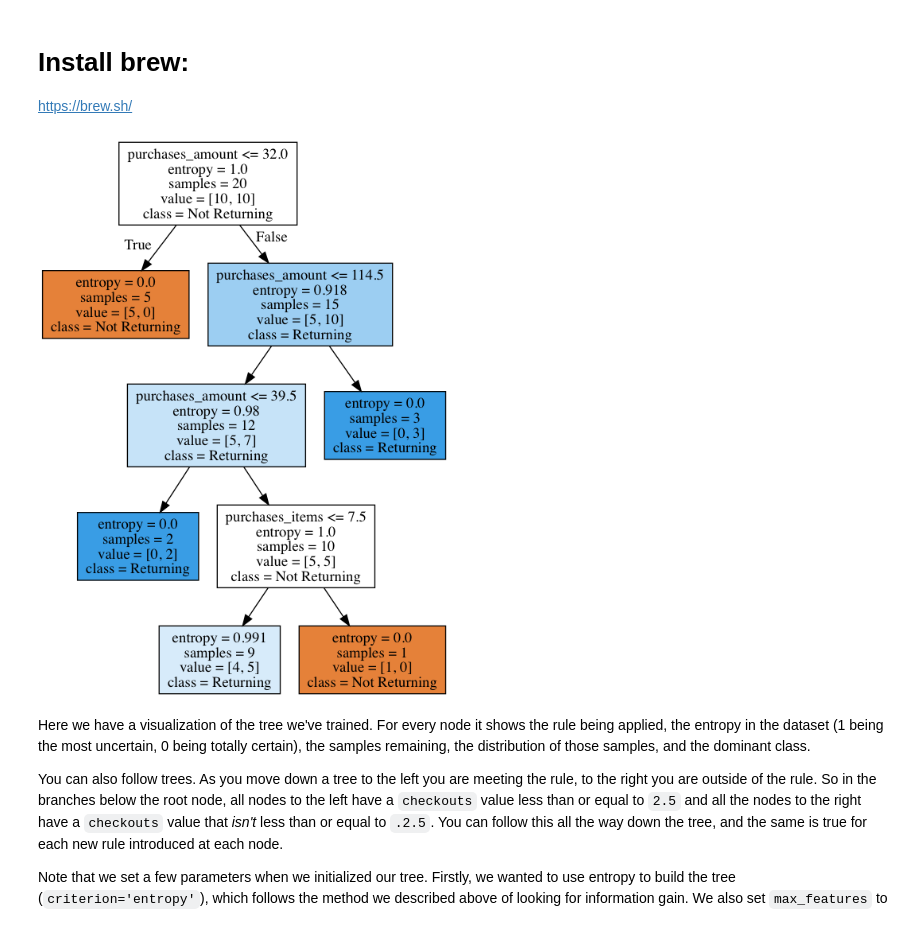
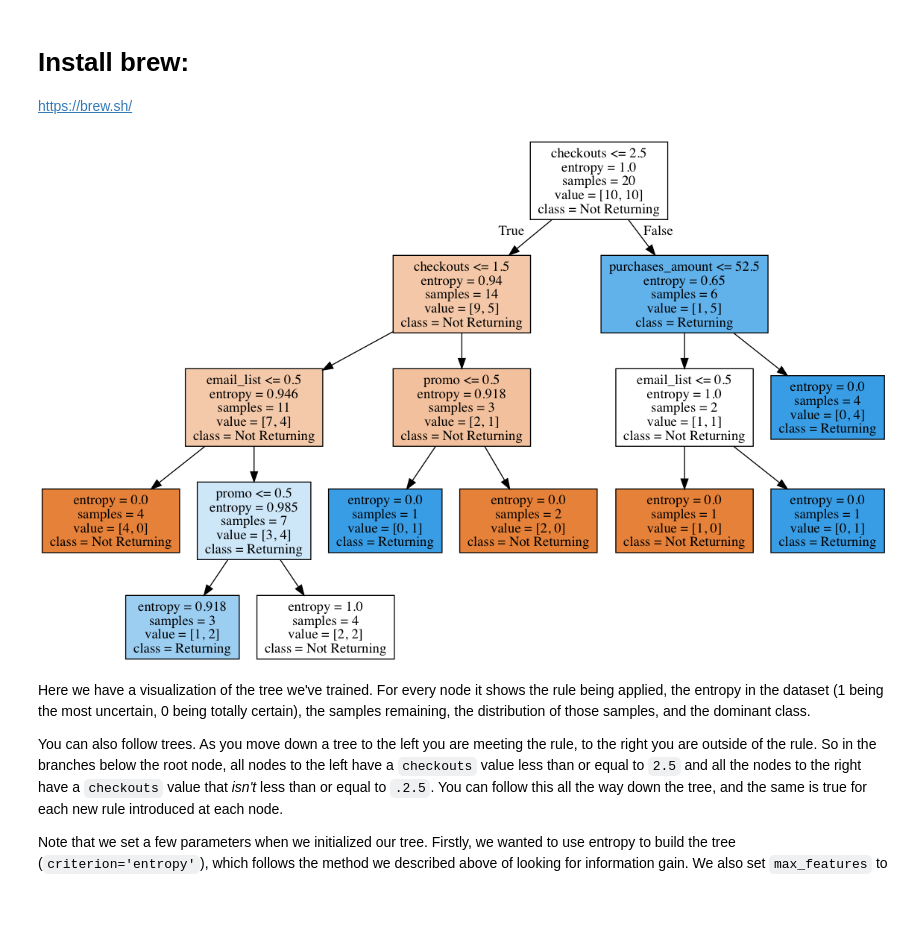
Before and after one commit to ryan-t-mitchell/thinkful_bootcamp, a Jupyter notebook: unit3_deeper_into_supervised_learning/3.2.1+Random+Forest+and+Decision+Trees.ipynb, the cells around one changed output. Cells and saved outputs as stored; diff of their text form; code cells hidden in the pictures.

```diff
--- a/unit3_deeper_into_supervised_learning/3.2.1+Random+Forest+and+Decision+Trees.ipynb
+++ b/unit3_deeper_into_supervised_learning/3.2.1+Random+Forest+and+Decision+Trees.ipynb
@@ -87,34 +87,34 @@ https://brew.sh/
 # %%
 # This is the model we'll be using.
 from sklearn import tree
 
 # A convenience for displaying visualizations.
 from IPython.display import Image
 
 # Packages for rendering our tree.
 import pydotplus
 import graphviz
 
 # Initialize and train our tree.
 decision_tree = tree.DecisionTreeClassifier(
     criterion='entropy',
-    max_features=3,
+    max_features=1,
     max_depth=4,
-    #random_state = 1337
+    random_state = 1337
 )
 decision_tree.fit(customers, repeat_customer)
 
 # Render our tree.
 dot_data = tree.export_graphviz(
     decision_tree, out_file=None,
     feature_names=customers.columns,
     class_names=['Not Returning', 'Returning'],
     filled=True
 )
 graph = pydotplus.graph_from_dot_data(dot_data)
 Image(graph.create_png())
 # %% [output]
-[figure, old version]
+[figure, new version]
 # %% [markdown]
 Here we have a visualization of the tree we've trained. For every node it shows the rule being applied, the entropy in the dataset (1 being the most uncertain, 0 being totally certain), the samples remaining, the distribution of those samples, and the dominant class.
 
```
Also changed, not shown: parts of 1 cell of this notebook, 4 other files.
